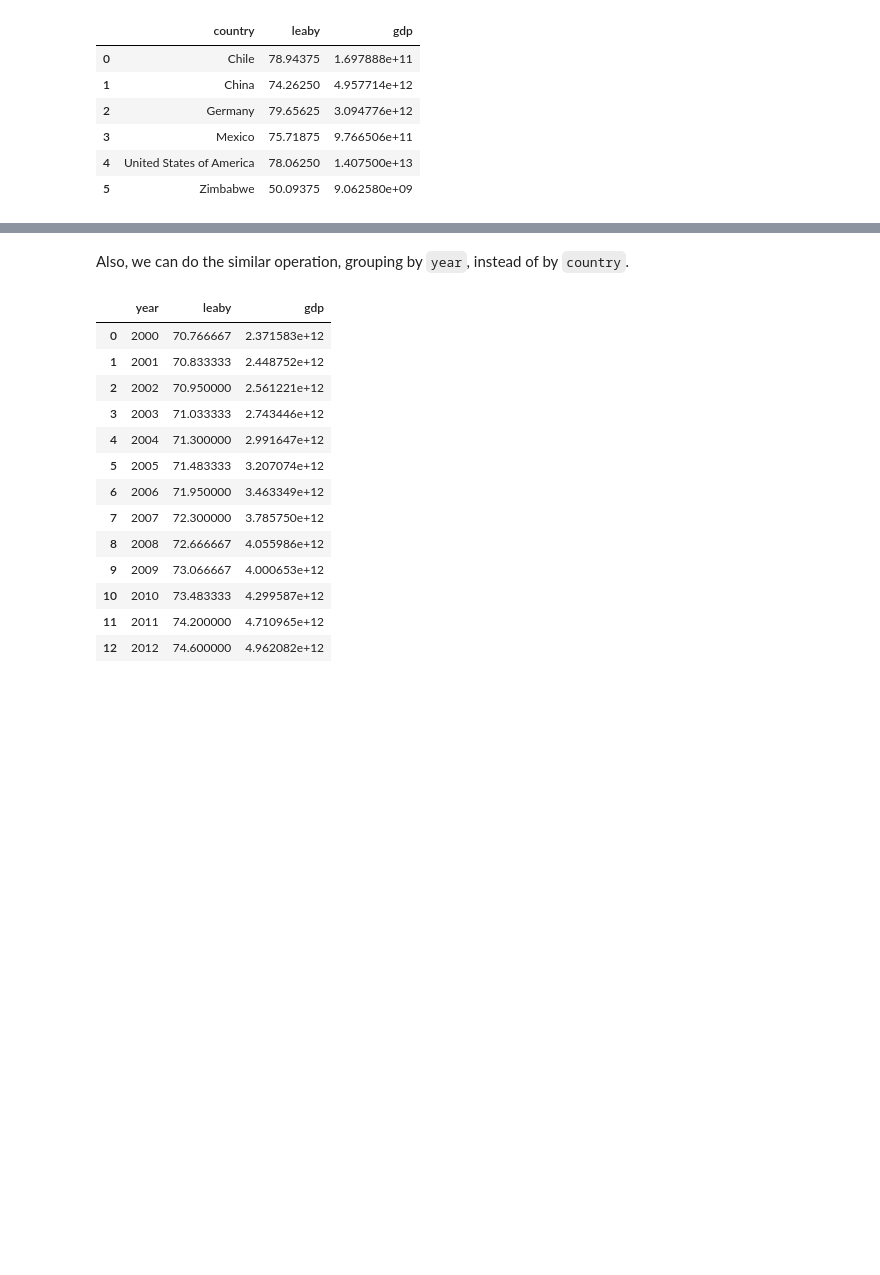
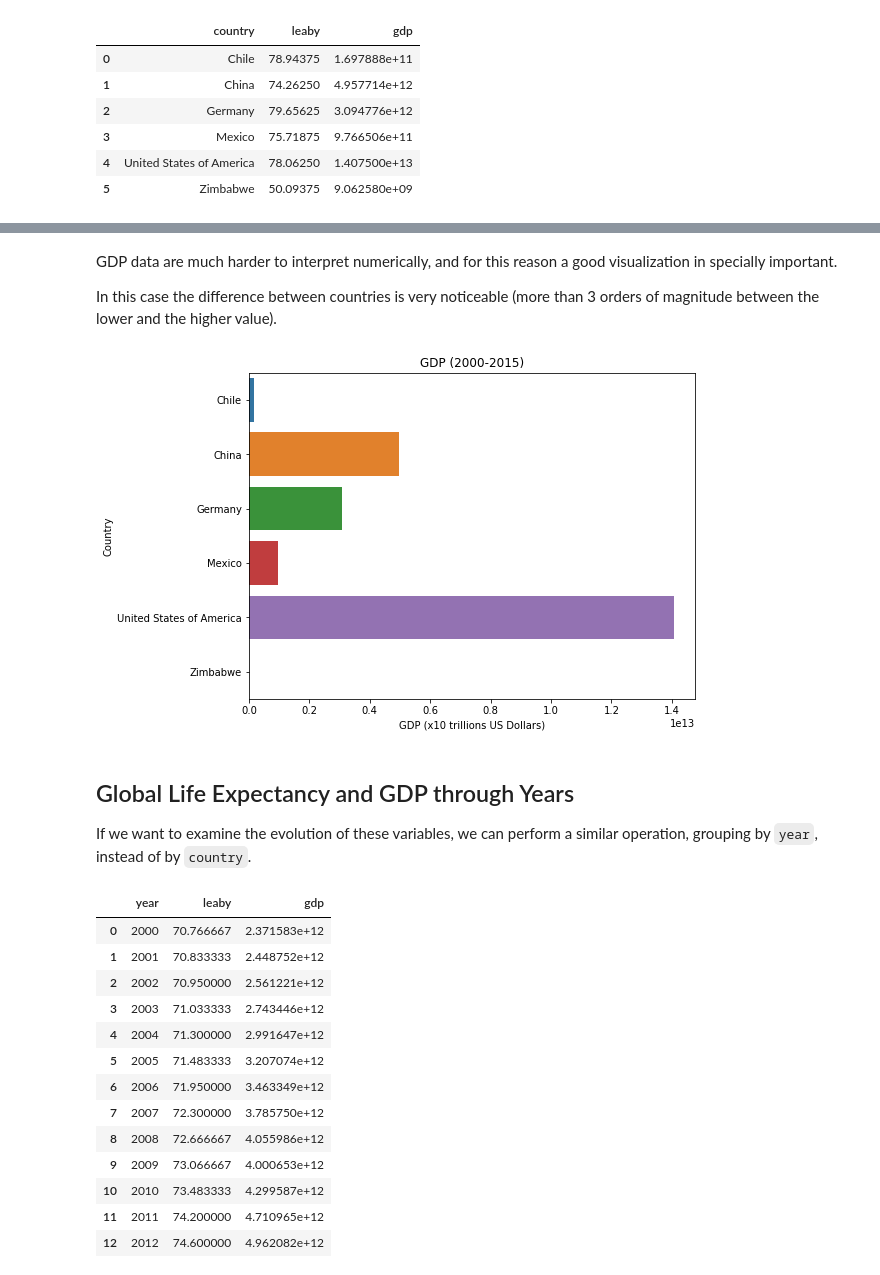
Before and after one commit to javierunix/codeacademy_datascience_path, a Jupyter notebook: Life-Expectancy-and-GDP-Starter/life_expectancy_gdp.ipynb, the cells around one changed output, grey strips where cells are left out. Saved outputs shown, nothing was run; the diff lists cells and outputs as text; code cells hidden in the pictures; blank space fills up the shorter version.

Commit message:
finish global time series

```diff
--- a/Life-Expectancy-and-GDP-Starter/life_expectancy_gdp.ipynb
+++ b/Life-Expectancy-and-GDP-Starter/life_expectancy_gdp.ipynb
@@ -135,3 +152,18 @@ mean_country_df
+# %% [markdown]
+GDP data are much harder to interpret numerically, and for this reason a good visualization in specially important.
+
+In this case the difference between countries is very noticeable (more than 3 orders of magnitude between the lower and the higher value).
+# %%
+plt.figure(figsize=(8, 6))
+sns.barplot(data=mean_country_df, x='gdp', y='country')
+plt.title('GDP (2000-2015)')
+plt.ylabel('Country')
+plt.xlabel('GDP (x10 trillions US Dollars)')
+plt.show()
+# %% [output]
+[figure, added]
 # %% [markdown]
-Also, we can do the similar operation, grouping by `year`, instead of by `country`.
+## Global Life Expectancy and GDP through Years
+
+If we want to examine the evolution of these variables, we can perform a similar operation, grouping by `year`, instead of by `country`.
 # %%
```
Also changed, not shown: parts of 12 cells of this notebook.
